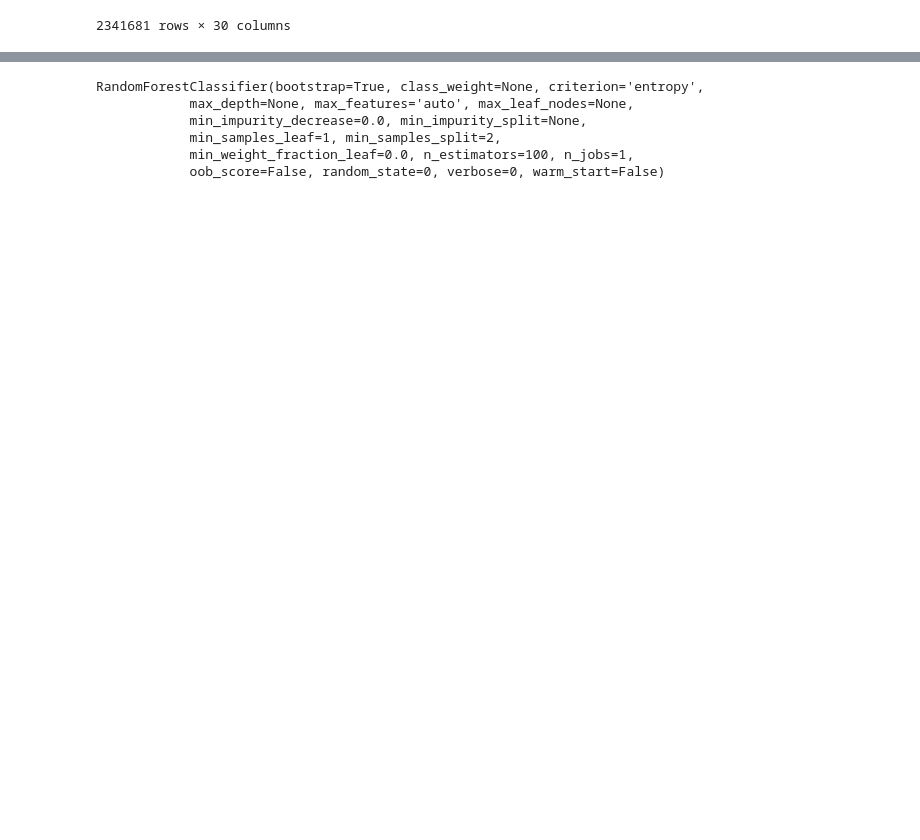
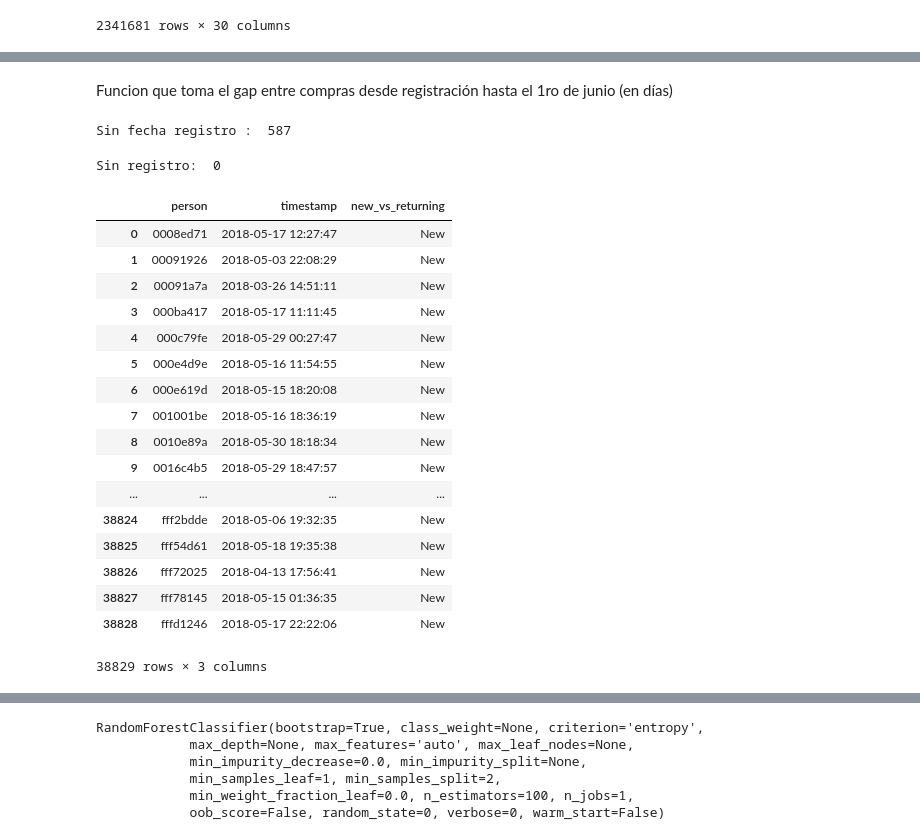
Before and after one commit to FrancoChoque/TP2Datos, a Jupyter notebook: tiempo_sesiones.ipynb, the cells around one changed output, grey strips where cells are left out. Saved outputs shown, nothing was run; the diff lists cells and outputs as text; code cells hidden in the pictures; blank space fills up the shorter version.

```diff
--- a/tiempo_sesiones.ipynb
+++ b/tiempo_sesiones.ipynb
@@ -139,0 +174,2 @@ train = pd.merge(train,eventos_x_person,on='person')
+# %% [markdown]
+Funcion que toma el gap entre compras desde registración hasta el 1ro de junio (en días)
@@ -139,0 +192,38 @@ train = pd.merge(train,eventos_x_person,on='person')
+# %%
+personas = datos[['person','new_vs_returning']]
+personas = personas.loc[personas['new_vs_returning'] == 'New']
+# %%
+usuariosyregistros = datos[['person','timestamp']].sort_values(by=['person','timestamp'],ascending = True)\
+                                                .drop_duplicates('person').merge(personas,on='person',how='left')
+print('Sin fecha registro : ',usuariosyregistros.new_vs_returning.isnull().sum())
+usuariosyregistros.fillna('New',inplace=True)
+# %% [output]
+Sin fecha registro :  587
+# %%
+datos = pd.merge(datos,usuariosyregistros,how='left',on=['person','timestamp'])
+print('Sin registro: ',datos[['person','new_vs_returning_y']].sort_values(by='new_vs_returning_y')\
+                                            .drop_duplicates('person').new_vs_returning_y.isnull().sum())
+datos = datos.rename(columns={'new_vs_returning_y':'new_vs_returning'}).drop(columns='new_vs_returning_x')
+# %% [output]
+Sin registro:  0
+# %%
+usuariosyregistros
+# %% [output]
+|  | person | timestamp | new_vs_returning |
+| 0 | 0008ed71 | 2018-05-17 12:27:47 | New |
+| 1 | 00091926 | 2018-05-03 22:08:29 | New |
+| 2 | 00091a7a | 2018-03-26 14:51:11 | New |
+| 3 | 000ba417 | 2018-05-17 11:11:45 | New |
+| 4 | 000c79fe | 2018-05-29 00:27:47 | New |
+| 5 | 000e4d9e | 2018-05-16 11:54:55 | New |
+| 6 | 000e619d | 2018-05-15 18:20:08 | New |
+| 7 | 001001be | 2018-05-16 18:36:19 | New |
+| 8 | 0010e89a | 2018-05-30 18:18:34 | New |
+| 9 | 0016c4b5 | 2018-05-29 18:47:57 | New |
+| ... | ... | ... | ... |
+| 38824 | fff2bdde | 2018-05-06 19:32:35 | New |
+| 38825 | fff54d61 | 2018-05-18 19:35:38 | New |
+| 38826 | fff72025 | 2018-04-13 17:56:41 | New |
+| 38827 | fff78145 | 2018-05-15 01:36:35 | New |
+| 38828 | fffd1246 | 2018-05-17 22:22:06 | New |
+38829 rows × 3 columns
```
Also changed, not shown: parts of 29 cells of this notebook, 1 other file.
